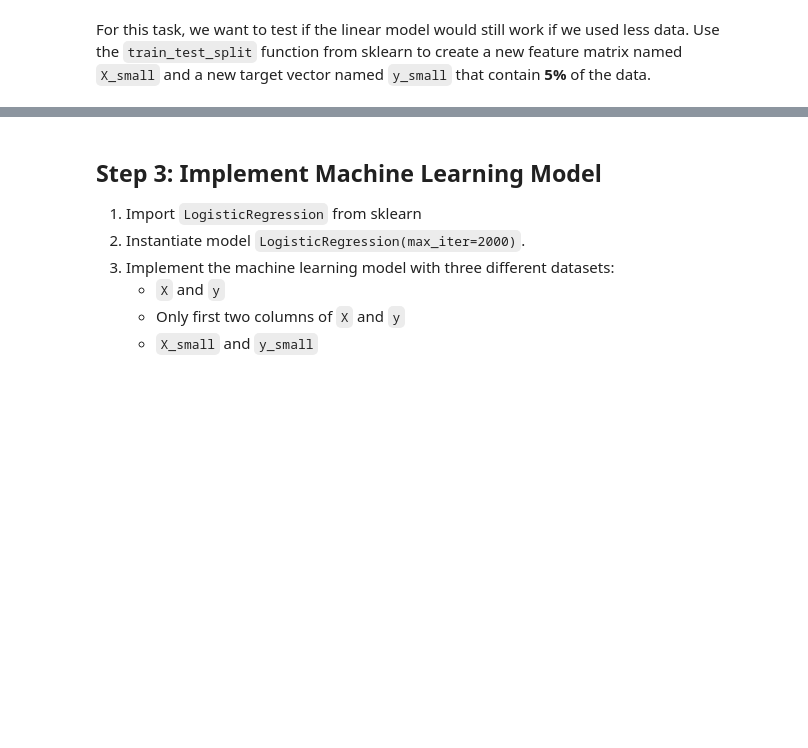
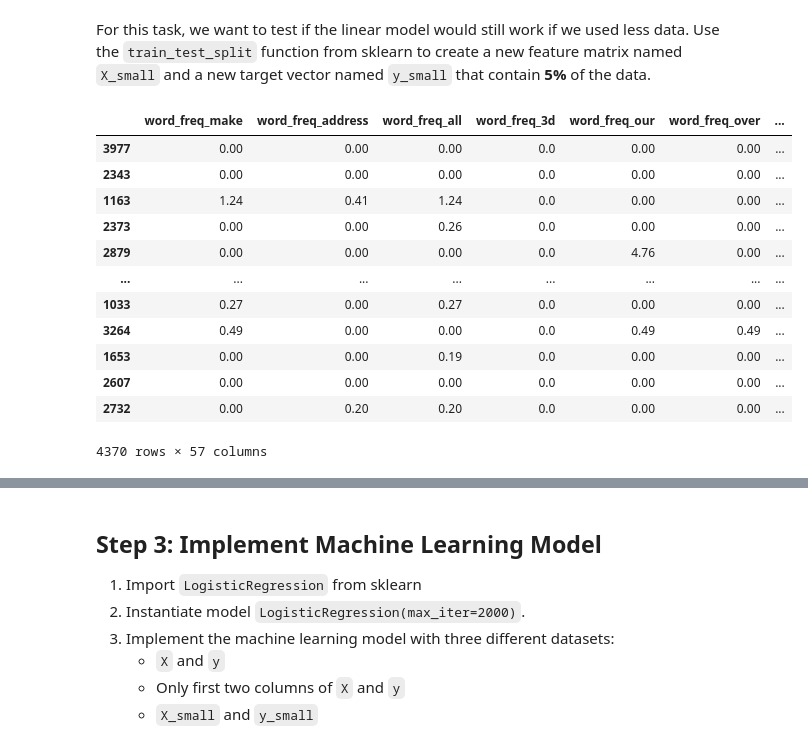
Before and after one commit to yhsben88/ENSF444Assignments, a Jupyter notebook: assignment02/ENSF444_Assignment2.ipynb, the cells around one changed output, grey strips where cells are left out. Cells and saved outputs as stored; diff of their text form; code cells hidden in the pictures; blank space fills up the shorter version.

```diff
--- a/assignment02/ENSF444_Assignment2.ipynb
+++ b/assignment02/ENSF444_Assignment2.ipynb
@@ -151,5 +151,20 @@ For this task, we want to test if the linear model would still work if we used l
 from sklearn.model_selection import train_test_split
 # %%
 # TO DO: Create X_small and y_small
-random_state_seed = 42
+random_state_seed = 0
 X_small, X_small_test, y_small, y_small_test = train_test_split(X, y, test_size = 0.05, random_state = random_state_seed)
+X_small
+# %% [output]
+|  | word_freq_make | word_freq_address | word_freq_all | word_freq_3d | word_freq_our | word_freq_over | ... |
+| 3977 | 0.00 | 0.00 | 0.00 | 0.0 | 0.00 | 0.00 | ... |
+| 2343 | 0.00 | 0.00 | 0.00 | 0.0 | 0.00 | 0.00 | ... |
+| 1163 | 1.24 | 0.41 | 1.24 | 0.0 | 0.00 | 0.00 | ... |
+| 2373 | 0.00 | 0.00 | 0.26 | 0.0 | 0.00 | 0.00 | ... |
+| 2879 | 0.00 | 0.00 | 0.00 | 0.0 | 4.76 | 0.00 | ... |
+| ... | ... | ... | ... | ... | ... | ... | ... |
+| 1033 | 0.27 | 0.00 | 0.27 | 0.0 | 0.00 | 0.00 | ... |
+| 3264 | 0.49 | 0.00 | 0.00 | 0.0 | 0.49 | 0.49 | ... |
+| 1653 | 0.00 | 0.00 | 0.19 | 0.0 | 0.00 | 0.00 | ... |
+| 2607 | 0.00 | 0.00 | 0.00 | 0.0 | 0.00 | 0.00 | ... |
+| 2732 | 0.00 | 0.20 | 0.20 | 0.0 | 0.00 | 0.00 | ... |
+4370 rows × 57 columns
```
Also changed, not shown: parts of 1 cell of this notebook.
